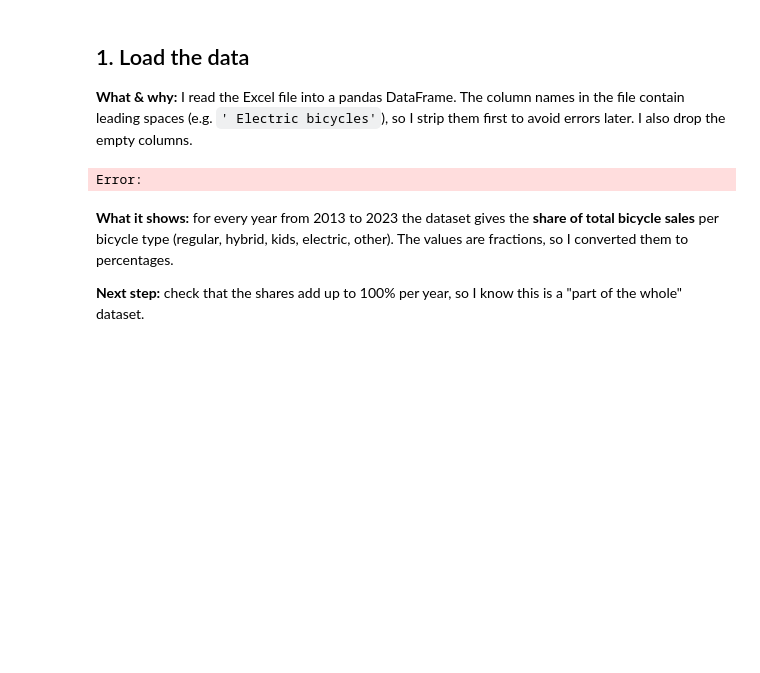
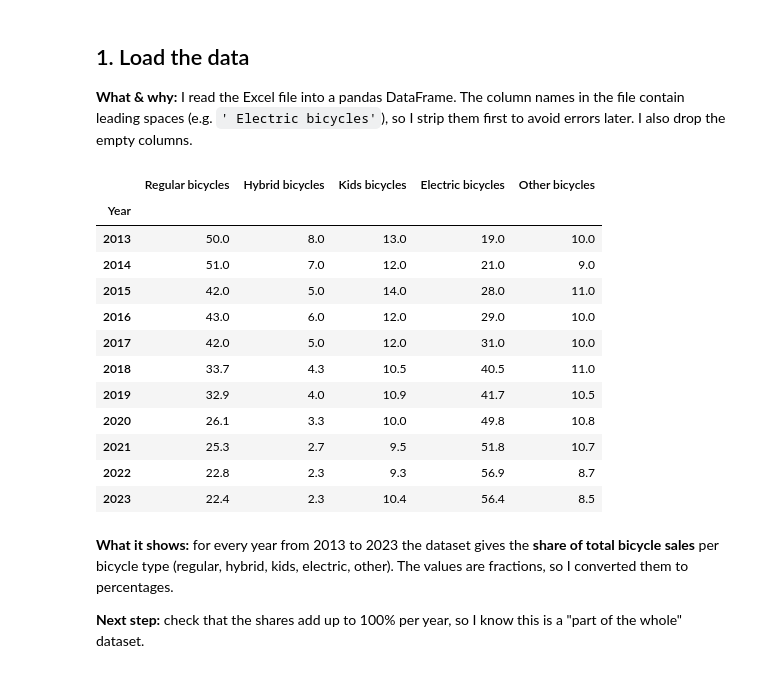
Before and after one commit to aaronbos88-lab/MINORDDM, a Jupyter notebook: T04_Storytelling_with_Data/Week 5/NL_bicycle_sales_focus.ipynb, the cells around one changed output. Saved outputs shown, nothing was run; the diff lists cells and outputs as text; code cells hidden in the pictures; blank space fills up the shorter version.

```diff
--- a/T04_Storytelling_with_Data/Week 5/NL_bicycle_sales_focus.ipynb
+++ b/T04_Storytelling_with_Data/Week 5/NL_bicycle_sales_focus.ipynb
@@ -19,16 +19,29 @@
 # %%
 import pandas as pd
 import matplotlib.pyplot as plt
+import openpyxl as xL
 
-df = pd.read_excel("NL_bicycle_sales.xlsx")
+df = pd.read_excel("NL_bicycle_sales.xlsx", engine="openpyxl")
 df.columns = df.columns.astype(str).str.strip()     # remove leading spaces from names
 df = df.dropna(axis=1, how="all")                    # drop empty columns
 df = df.set_index("Year")
 
 shares = df * 100                                    # fractions -> percentages
 shares.round(1)
 # %% [output]
-Error:
+|  | Regular bicycles | Hybrid bicycles | Kids bicycles | Electric bicycles | Other bicycles |
+| Year |  |  |  |  |  |
+| 2013 | 50.0 | 8.0 | 13.0 | 19.0 | 10.0 |
+| 2014 | 51.0 | 7.0 | 12.0 | 21.0 | 9.0 |
+| 2015 | 42.0 | 5.0 | 14.0 | 28.0 | 11.0 |
+| 2016 | 43.0 | 6.0 | 12.0 | 29.0 | 10.0 |
+| 2017 | 42.0 | 5.0 | 12.0 | 31.0 | 10.0 |
+| 2018 | 33.7 | 4.3 | 10.5 | 40.5 | 11.0 |
+| 2019 | 32.9 | 4.0 | 10.9 | 41.7 | 10.5 |
+| 2020 | 26.1 | 3.3 | 10.0 | 49.8 | 10.8 |
+| 2021 | 25.3 | 2.7 | 9.5 | 51.8 | 10.7 |
+| 2022 | 22.8 | 2.3 | 9.3 | 56.9 | 8.7 |
+| 2023 | 22.4 | 2.3 | 10.4 | 56.4 | 8.5 |
 # %% [markdown]
 **What it shows:** for every year from 2013 to 2023 the dataset gives the **share of total bicycle sales** per bicycle type (regular, hybrid, kids, electric, other). The values are fractions, so I converted them to percentages.
 
```
Also changed, not shown: parts of 4 cells of this notebook.
